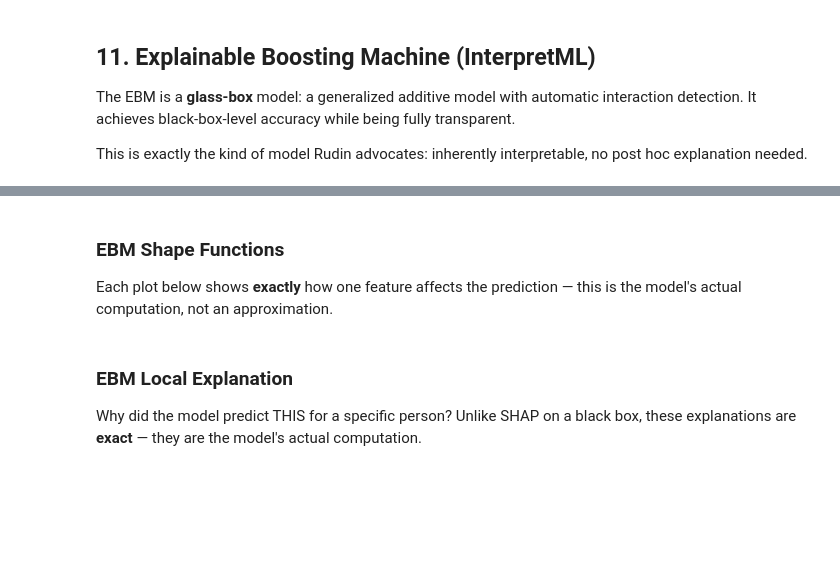
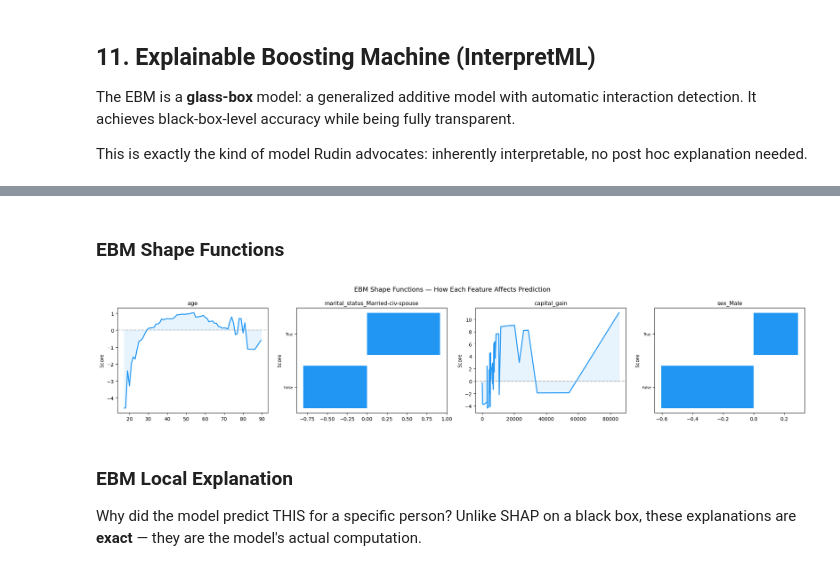
Before and after one commit to imayumi03/explainableAI, a Jupyter notebook: adult_interpretable_ml.ipynb, the cells around one changed output, grey strips where cells are left out. Drawn from its saved outputs; the diff is of its cells as text; code cells hidden in the pictures; blank space fills up the shorter version.

```diff
--- a/adult_interpretable_ml.ipynb
+++ b/adult_interpretable_ml.ipynb
@@ -25,11 +25,11 @@ columns = [
 ]
 
 # Load train set
-df_train = pd.read_csv('adult.data', names=columns, sep=',\\s*',
+df_train = pd.read_csv('adult/adult.data', names=columns, sep=',\\s*',
                         engine='python', na_values='?')
 
 # Load test set (skip first line, remove trailing '.' from labels)
-df_test = pd.read_csv('adult.test', names=columns, sep=',\\s*',
+df_test = pd.read_csv('adult/adult.test', names=columns, sep=',\\s*',
                        engine='python', na_values='?', skiprows=1)
 df_test['income'] = df_test['income'].str.rstrip('.')
 
@@ -307,34 +412,43 @@ plt.show()
-# %% [markdown]
-### EBM Shape Functions
-
-Each plot below shows **exactly** how one feature affects the prediction — this is the model's actual computation, not an approximation.
+# %% [markdown]
+### EBM Shape Functions
 # %%
 # EBM shape functions for top 4 features
-from interpret import show
+ebm_global = ebm.explain_global()
 
-ebm_global = ebm.explain_global()
+importances = ebm.term_importances()
+names = ebm.term_names_
 top_4_idx = np.argsort(importances)[-4:][::-1]
 
 fig, axes = plt.subplots(1, 4, figsize=(20, 4))
 for ax, feat_idx in zip(axes, top_4_idx):
     data = ebm_global.data(feat_idx)
     if 'names' in data and 'scores' in data:
         x_vals = data['names']
         y_vals = data['scores']
-        if isinstance(x_vals[0], (int, float, np.integer, np.floating)):
-            ax.plot(x_vals, y_vals, color='#2196F3', linewidth=2)
-            ax.fill_between(x_vals, y_vals, alpha=0.1, color='#2196F3')
-        else:
-            ax.barh(range(len(x_vals)), y_vals, color='#2196F3')
-            ax.set_yticks(range(len(x_vals)))
-            ax.set_yticklabels(x_vals, fontsize=7)
-        ax.axhline(y=0, color='gray', linestyle='--', alpha=0.5) if isinstance(x_vals[0], (int, float, np.integer, np.floating)) else None
+
+        # Handle length mismatch (bin edges vs bin centers)
+        if len(x_vals) == len(y_vals) + 1:
+            # x_vals are bin edges — convert to bin centers
+            x_vals = [(x_vals[i] + x_vals[i+1]) / 2 for i in range(len(y_vals))]
+
+        if len(x_vals) == len(y_vals):
+            if isinstance(x_vals[0], (int, float, np.integer, np.floating)):
+                ax.plot(x_vals, y_vals, color='#2196F3', linewidth=2)
+                ax.fill_between(x_vals, y_vals, alpha=0.1, color='#2196F3')
+                ax.axhline(y=0, color='gray', linestyle='--', alpha=0.5)
+            else:
+                ax.barh(range(len(x_vals)), y_vals, color='#2196F3')
+                ax.set_yticks(range(len(x_vals)))
+                ax.set_yticklabels(x_vals, fontsize=7)
+
         ax.set_title(names[feat_idx], fontsize=11)
         ax.set_ylabel('Score')
 
 plt.suptitle('EBM Shape Functions — How Each Feature Affects Prediction', fontsize=13)
 plt.tight_layout()
 plt.show()
+# %% [output]
+[figure, added]
 # %% [markdown]
 ### EBM Local Explanation
 
```
Also changed, not shown: parts of 37 cells of this notebook.
